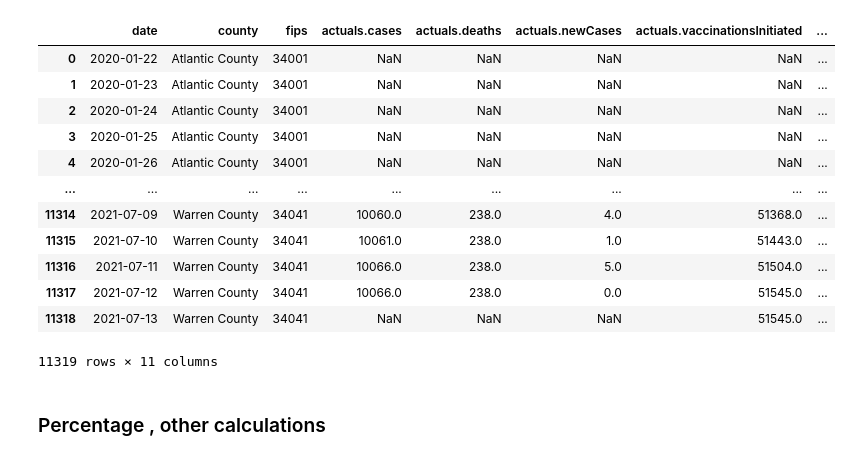
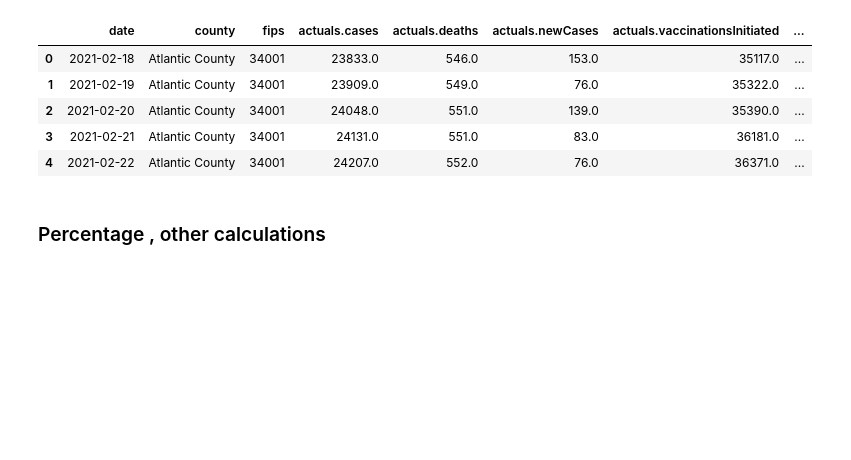
Before and after one commit to melissadiep94/covid19-project, a Jupyter notebook: State_NJ_Covid_time.ipynb, the cells around one changed output. Saved outputs shown, nothing was run; the diff lists cells and outputs as text; code cells hidden in the pictures; blank space fills up the shorter version.

```diff
--- a/State_NJ_Covid_time.ipynb
+++ b/State_NJ_Covid_time.ipynb
@@ -26,6 +21,9 @@ d_state_covid
 d_state_covid_conv_df=d_state_covid[['date','county','fips','actuals.cases','actuals.deaths','actuals.newCases',
          'actuals.vaccinationsInitiated','actuals.vaccinationsCompleted',
          'actuals.vaccinesAdministered','actuals.newDeaths']]
-d_state_covid_conv_df
+clean_vaccine_df =d_state_covid_conv_df.dropna(subset=['actuals.cases','actuals.deaths','actuals.newCases',
+                                                    'actuals.vaccinationsInitiated','actuals.vaccinationsCompleted',
+                                                    'actuals.vaccinesAdministered','actuals.newDeaths'])
+clean_vaccine_df.head()
 # %% [output]
 |  | date | county | fips | actuals.cases | actuals.deaths | actuals.newCases | actuals.vaccinationsInitiated | ... |
@@ -224,18 +59,11 @@ population_data_total
 # %%
 # merging vaccination data with population
-vaccines_mer_pd = d_state_covid_conv_df.merge(population_data_total, how ="left", on ="fips")
-vaccines_mer_pd
+vaccines_mer_pd = clean_vaccine_df.merge(population_data_total, how ="left", on ="fips")
+vaccines_mer_pd.head()
 # %% [output]
 |  | date | county | fips | actuals.cases | actuals.deaths | actuals.newCases | actuals.vaccinationsInitiated | ... |
-| 0 | 2020-01-22 | Atlantic County | 34001 | NaN | NaN | NaN | NaN | ... |
-| 1 | 2020-01-23 | Atlantic County | 34001 | NaN | NaN | NaN | NaN | ... |
-| 2 | 2020-01-24 | Atlantic County | 34001 | NaN | NaN | NaN | NaN | ... |
-| 3 | 2020-01-25 | Atlantic County | 34001 | NaN | NaN | NaN | NaN | ... |
-| 4 | 2020-01-26 | Atlantic County | 34001 | NaN | NaN | NaN | NaN | ... |
-| ... | ... | ... | ... | ... | ... | ... | ... | ... |
-| 11314 | 2021-07-09 | Warren County | 34041 | 10060.0 | 238.0 | 4.0 | 51368.0 | ... |
-| 11315 | 2021-07-10 | Warren County | 34041 | 10061.0 | 238.0 | 1.0 | 51443.0 | ... |
-| 11316 | 2021-07-11 | Warren County | 34041 | 10066.0 | 238.0 | 5.0 | 51504.0 | ... |
-| 11317 | 2021-07-12 | Warren County | 34041 | 10066.0 | 238.0 | 0.0 | 51545.0 | ... |
-| 11318 | 2021-07-13 | Warren County | 34041 | NaN | NaN | NaN | 51545.0 | ... |
+| 0 | 2021-02-18 | Atlantic County | 34001 | 23833.0 | 546.0 | 153.0 | 35117.0 | ... |
+| 1 | 2021-02-19 | Atlantic County | 34001 | 23909.0 | 549.0 | 76.0 | 35322.0 | ... |
+| 2 | 2021-02-20 | Atlantic County | 34001 | 24048.0 | 551.0 | 139.0 | 35390.0 | ... |
+| 3 | 2021-02-21 | Atlantic County | 34001 | 24131.0 | 551.0 | 83.0 | 36181.0 | ... |
+| 4 | 2021-02-22 | Atlantic County | 34001 | 24207.0 | 552.0 | 76.0 | 36371.0 | ... |
-11319 rows × 11 columns
```
Also changed, not shown: parts of 20 cells of this notebook.
